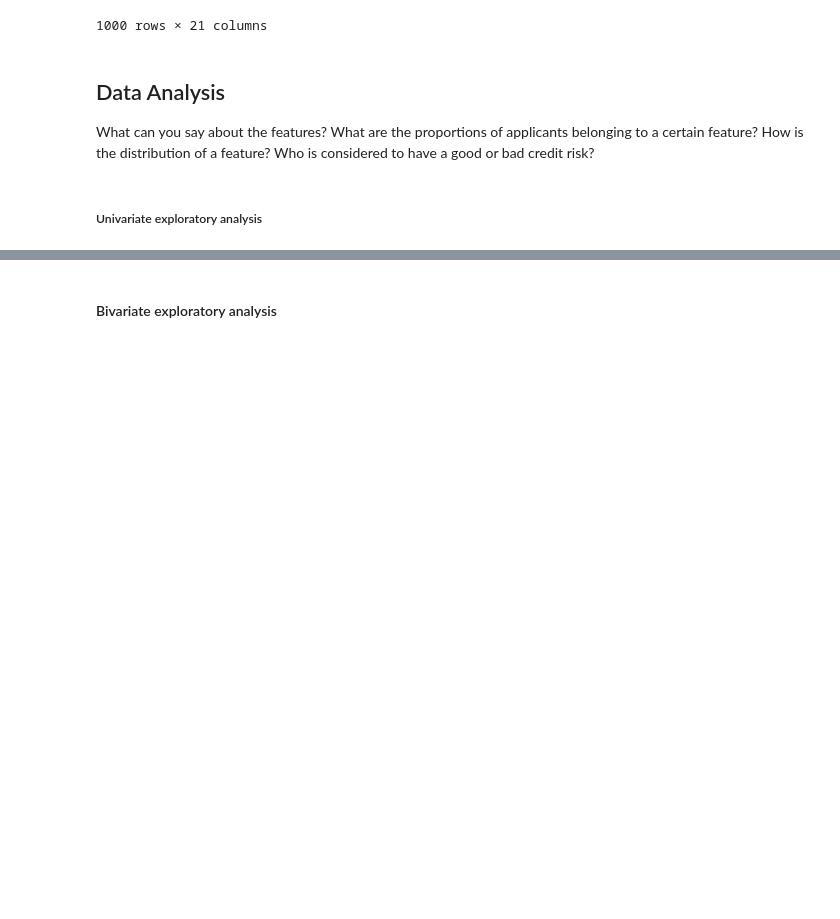
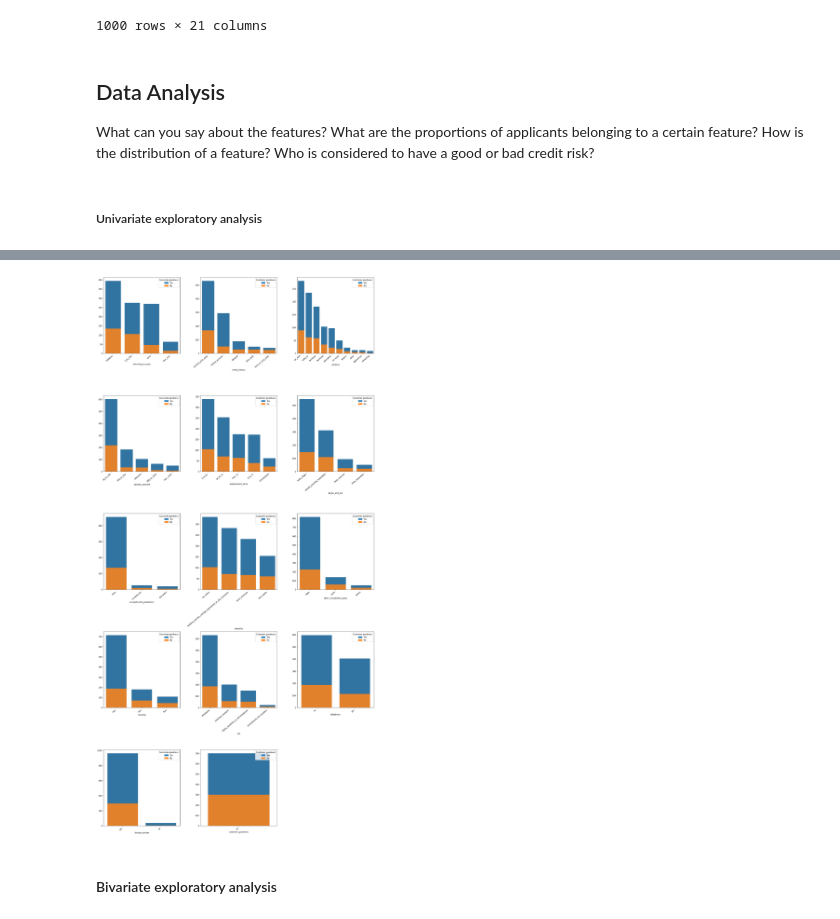
Before and after one commit to FUB-HCC/hcds-summer-2022, a Jupyter notebook: assignments/A2_Data/Group_02/A2_Data.ipynb, the cells around one changed output, grey strips where cells are left out. Drawn from its saved outputs; the diff is of its cells as text; code cells hidden in the pictures; blank space fills up the shorter version.

```diff
--- a/assignments/A2_Data/Group_02/A2_Data.ipynb
+++ b/assignments/A2_Data/Group_02/A2_Data.ipynb
@@ -314,8 +354,10 @@ pd.DataFrame(data=df_german, columns=cat_features).mode()
 # %%
 # Plot categorical features as barplots
-plot_cat, axes = plt.subplots(len(cat_features), 1)
-plot_cat.set_size_inches(25, 30)
-plot_univariate_analysis(df_german, cat_features, 'bar', plot_cat)
+fig = plt.figure(figsize=(20,40))
+gs = gridspec.GridSpec(5,3)
+plot_univariate_analysis(df_german, cat_features, 'bar', fig, gs)
+# %% [output]
+[figure, added]
 # %% [markdown]
 #### Bivariate exploratory analysis
 # %%
```
Also changed, not shown: parts of 11 cells of this notebook.
